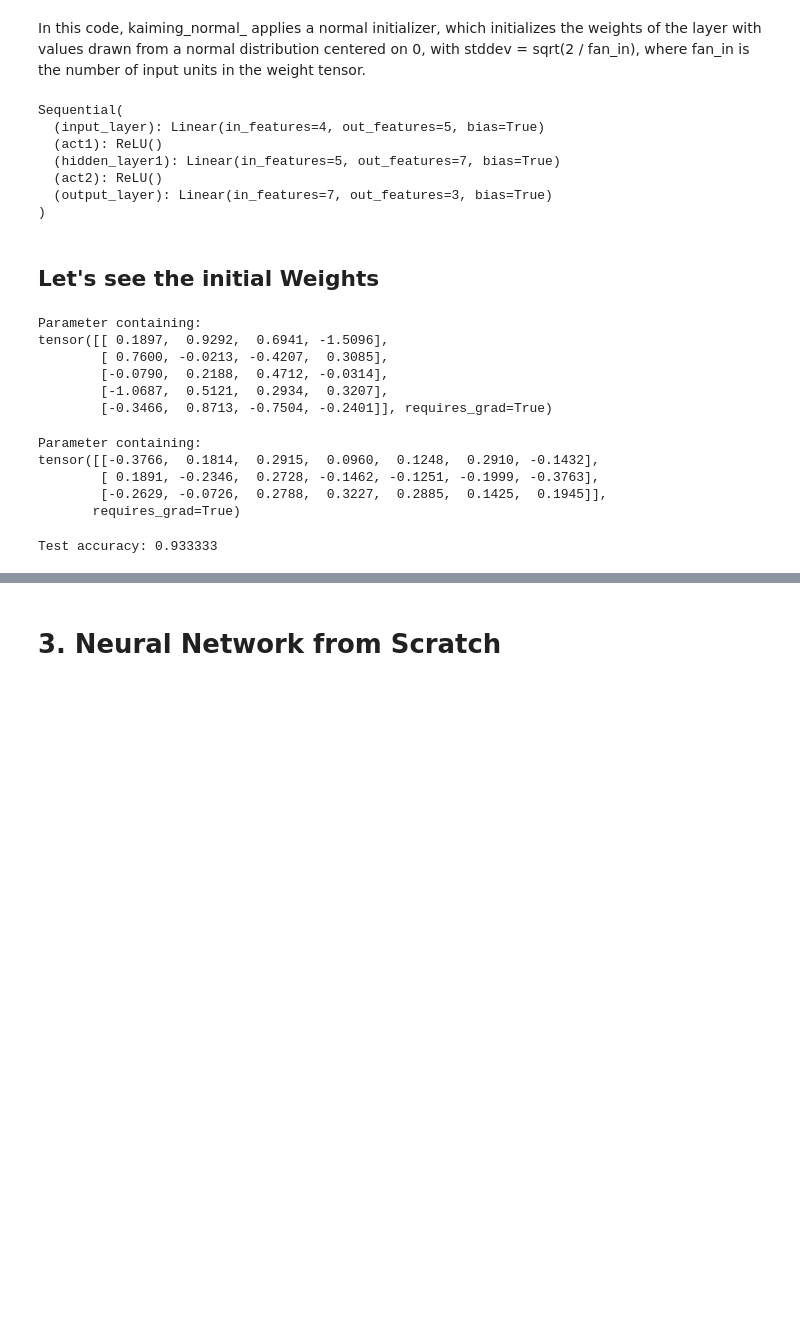
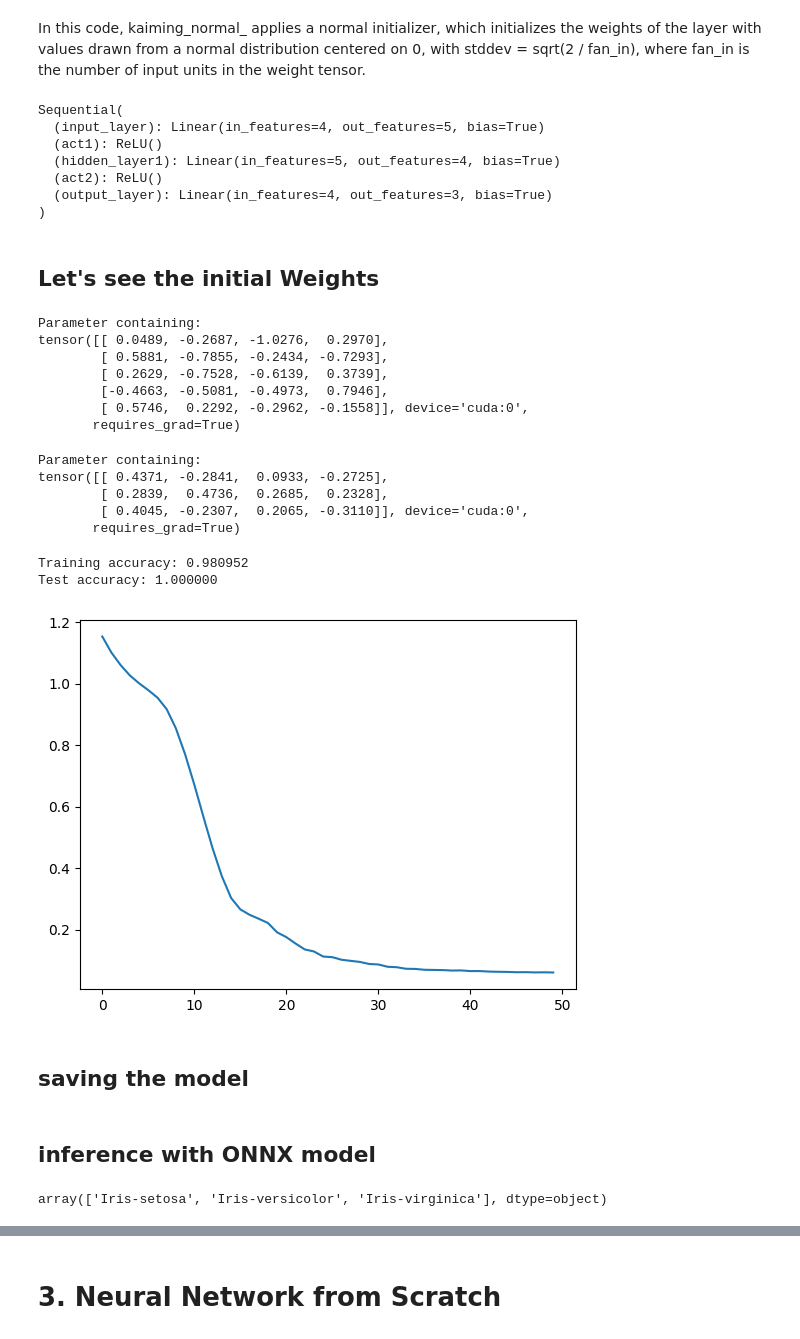
Before and after one commit to rahulbhadani/CPE490_590_Sp2025, a Jupyter notebook: Code/Chapter_09_Neural_Network.ipynb, the cells around one changed output, grey strips where cells are left out. Saved outputs shown, nothing was run; the diff lists cells and outputs as text; code cells hidden in the pictures; blank space fills up the shorter version.

Commit message:
Added model saving and loading with ONNX

```diff
--- a/Code/Chapter_09_Neural_Network.ipynb
+++ b/Code/Chapter_09_Neural_Network.ipynb
@@ -218,9 +218,9 @@ model = nn.Sequential()
 # Add layers sequentially
 model.add_module('input_layer', nn.Linear(4, 5))
 model.add_module('act1', nn.ReLU())
-model.add_module('hidden_layer1', nn.Linear(5, 7))
+model.add_module('hidden_layer1', nn.Linear(5, 4))
 model.add_module('act2', nn.ReLU())
-model.add_module('output_layer', nn.Linear(7, 3))
+model.add_module('output_layer', nn.Linear(4, 3))
 #model.add_module('softmax_layer', nn.Softmax(dim=1))
 
 nn.init.kaiming_normal_(model.input_layer.weight, mode='fan_in', nonlinearity='relu')
@@ -232,9 +232,9 @@ print(model)
 Sequential(
   (input_layer): Linear(in_features=4, out_features=5, bias=True)
   (act1): ReLU()
-  (hidden_layer1): Linear(in_features=5, out_features=7, bias=True)
+  (hidden_layer1): Linear(in_features=5, out_features=4, bias=True)
   (act2): ReLU()
-  (output_layer): Linear(in_features=7, out_features=3, bias=True)
+  (output_layer): Linear(in_features=4, out_features=3, bias=True)
 )
 # %% [markdown]
 ## Let's see the initial Weights
@@ -242,41 +242,56 @@ Sequential(
 model.input_layer.weight
 # %% [output]
 Parameter containing:
-tensor([[ 0.1897,  0.9292,  0.6941, -1.5096],
-        [ 0.7600, -0.0213, -0.4207,  0.3085],
-        [-0.0790,  0.2188,  0.4712, -0.0314],
-        [-1.0687,  0.5121,  0.2934,  0.3207],
-        [-0.3466,  0.8713, -0.7504, -0.2401]], requires_grad=True)
+tensor([[ 0.0489, -0.2687, -1.0276,  0.2970],
+        [ 0.5881, -0.7855, -0.2434, -0.7293],
+        [ 0.2629, -0.7528, -0.6139,  0.3739],
+        [-0.4663, -0.5081, -0.4973,  0.7946],
+        [ 0.5746,  0.2292, -0.2962, -0.1558]], device='cuda:0',
+       requires_grad=True)
 # %%
 model.output_layer.weight
 # %% [output]
 Parameter containing:
-tensor([[-0.3766,  0.1814,  0.2915,  0.0960,  0.1248,  0.2910, -0.1432],
-        [ 0.1891, -0.2346,  0.2728, -0.1462, -0.1251, -0.1999, -0.3763],
-        [-0.2629, -0.0726,  0.2788,  0.3227,  0.2885,  0.1425,  0.1945]],
+tensor([[ 0.4371, -0.2841,  0.0933, -0.2725],
+        [ 0.2839,  0.4736,  0.2685,  0.2328],
+        [ 0.4045, -0.2307,  0.2065, -0.3110]], device='cuda:0',
        requires_grad=True)
 # %%
 # Define loss and optimizer
 criterion = nn.CrossEntropyLoss()
-optimizer = torch.optim.Adam(model.parameters(), lr=0.01)
+optimizer = torch.optim.Adam(model.parameters(), lr=0.1)
 # %%
 # Training loop
-epochs = 100
+epochs = 50
+loss_vec = []
 for epoch in range(epochs):
     # Forward pass
     outputs = model(X_train)
     loss = criterion(outputs, y_train)
-
+    loss_vec.append(loss.detach().item())
     # Backward pass and optimization
     optimizer.zero_grad()
     loss.backward()
     optimizer.step()
+
+plt.plot(loss_vec)
+
+#training loss
+with torch.no_grad():
+    train_outputs = model(X_train)
+    _, predicted = torch.max(train_outputs, 1)
+    accuracy = (predicted == y_train).sum().item() / y_train.size(0)
+    print(f'Training accuracy: {accuracy:.6f}')
 
 # Evaluation
 with torch.no_grad():
     test_outputs = model(X_test)
     _, predicted = torch.max(test_outputs, 1)
     accuracy = (predicted == y_test).sum().item() / y_test.size(0)
     print(f'Test accuracy: {accuracy:.6f}')
 # %% [output]
-Test accuracy: 0.933333
+Training accuracy: 0.980952
+Test accuracy: 1.000000
+[figure, added]
+# %% [markdown]
+## saving the model
@@ -282,0 +317,6 @@ Test accuracy: 0.933333
+# %% [markdown]
+## inference with ONNX model
+# %%
+encoder.classes_
+# %% [output]
+array(['Iris-setosa', 'Iris-versicolor', 'Iris-virginica'], dtype=object)
```
Also changed, not shown: parts of 7 cells of this notebook.
